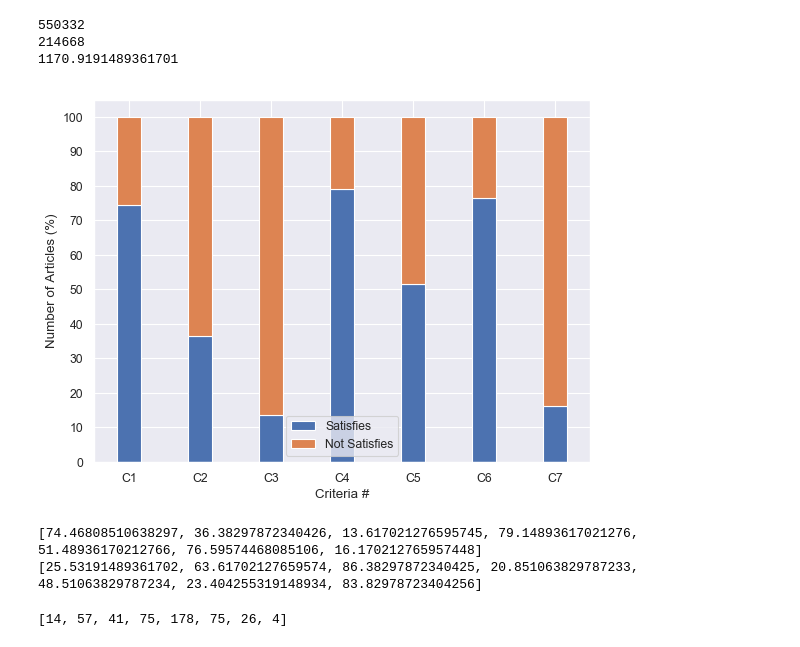
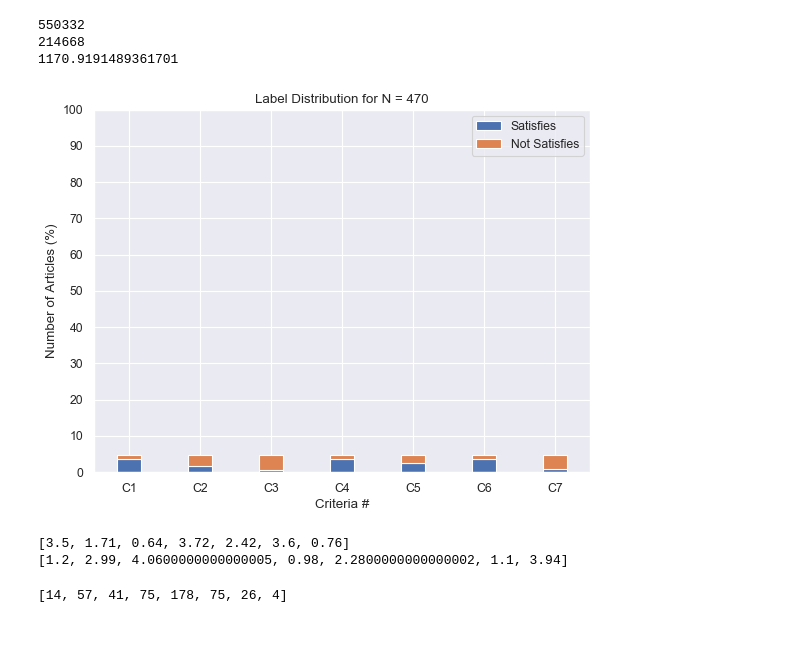
Before and after one commit to DioneJM/Honours-Thesis, a Jupyter notebook: Project/src/notebooks/Dataset-Visualisations.ipynb, the cells around one changed output. Saved outputs shown, nothing was run; the diff lists cells and outputs as text; code cells hidden in the pictures.

Commit message:
Made label distribution figure code scalable

```diff
--- a/Project/src/notebooks/Dataset-Visualisations.ipynb
+++ b/Project/src/notebooks/Dataset-Visualisations.ipynb
@@ -173,35 +173,35 @@ print(article_len.mean())
 # %%
 import numpy as np
 import matplotlib.pyplot as plt
 from matplotlib.pyplot import figure
 sns.set()
 
 N = 7
 num_articles = len(labelled_articles)
-satisfy_count = [len(labelled_articles.loc[(labelled_articles[criteria] == 1)])/4.7 for criteria in criterias]
-not_satisfy_count = [len(labelled_articles.loc[(labelled_articles[criteria] == 0)])/4.7 for criteria in criterias]
+satisfy_count = [len(labelled_articles.loc[(labelled_articles[criteria] == 1)])*0.01 for criteria in criterias]
+not_satisfy_count = [len(labelled_articles.loc[(labelled_articles[criteria] == 0)])*0.01 for criteria in criterias]
 ind = np.arange(N)    # the x locations for the groups
 width = 0.35       # the width of the bars: can also be len(x) sequence
 
 figure(num=None, figsize=(8, 6), dpi=80, facecolor='w', edgecolor='k')
 p1 = plt.bar(ind, satisfy_count, width)
 p2 = plt.bar(ind, not_satisfy_count, width,
              bottom=satisfy_count)
 plt.ylabel('Number of Articles (%)')
 plt.xlabel('Criteria #')
-plt.title('Credibility Score Distribution for N = ' + str(num_articles))
+plt.title('Label Distribution for N = ' + str(num_articles))
 plt.xticks(ind, ('C1', 'C2', 'C3', 'C4', 'C5', 'C6', 'C7'))
 plt.yticks(np.arange(0, 110, 10))
 plt.legend((p1[0], p2[0]), ('Satisfies', 'Not Satisfies'))
 
 plt.savefig(os.path.join(IMAGE_FOLDER,'label-distribution.png'), bbox_inches='tight')
 plt.show()
 print(satisfy_count)
 print(not_satisfy_count)
 # %% [output]
-[figure, old version]
+[figure, new version]
-[74.46808510638297, 36.38297872340426, 13.617021276595745, 79.14893617021276, 51.48936170212766, 76.59574468085106, 16.170212765957448]
-[25.53191489361702, 63.61702127659574, 86.38297872340425, 20.851063829787233, 48.51063829787234, 23.404255319148934, 83.82978723404256]
+[3.5, 1.71, 0.64, 3.72, 2.42, 3.6, 0.76]
+[1.2, 2.99, 4.0600000000000005, 0.98, 2.2800000000000002, 1.1, 3.94]
 # %%
 scores = [0, 0, 0, 0 ,0 ,0 ,0, 0]
 #for article in multi_labels:
```
Also changed, not shown: 1 other file.
